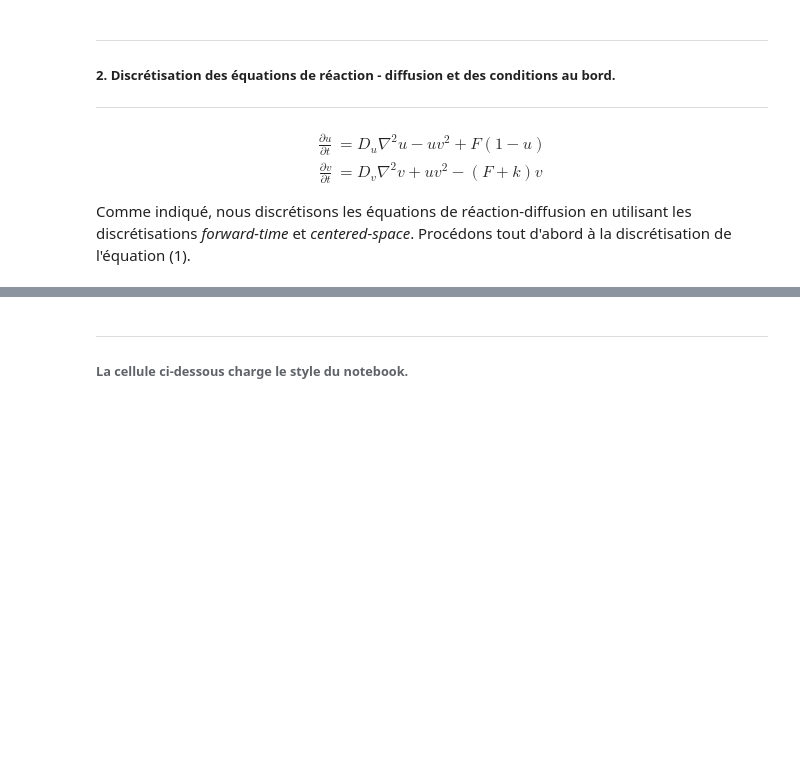
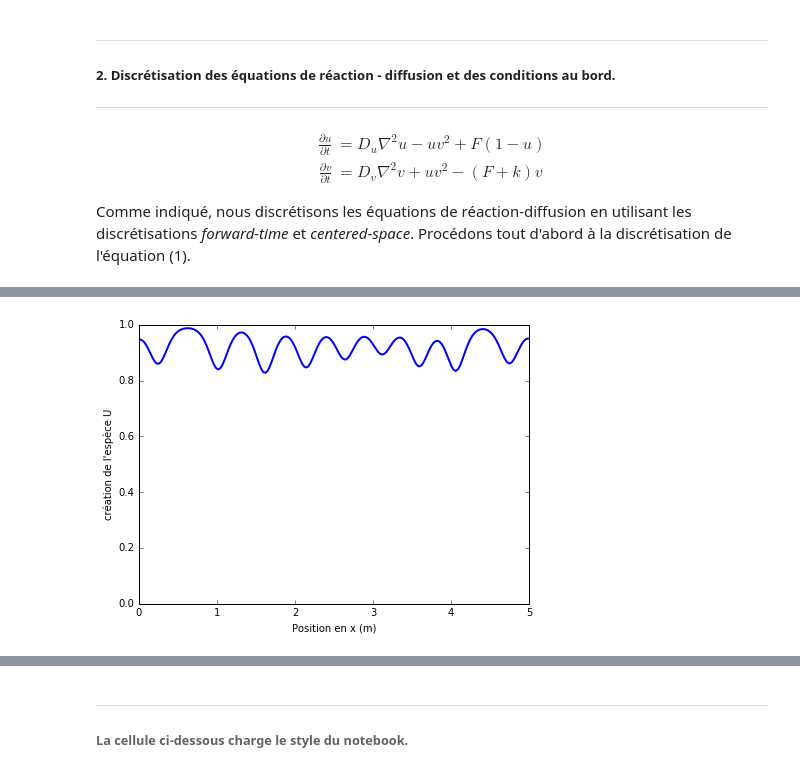
Before and after one commit to ServranckxChristophe/numerical-mooc, a Jupyter notebook: working/Reaction_diffusion_model.ipynb, the cells around one changed output, grey strips where cells are left out. Cells and saved outputs as stored; diff of their text form; code cells hidden in the pictures; blank space fills up the shorter version.

```diff
--- a/working/Reaction_diffusion_model.ipynb
+++ b/working/Reaction_diffusion_model.ipynb
@@ -207,18 +231,16 @@ from matplotlib import pyplot
 import matplotlib.cm as cm
 %matplotlib inline
 # %%
-n = 192
+n  = 192
 Du, Dv, F, k = 0.00016, 0.00008, 0.035, 0.065 # Bacteria 1
 dh = 5/(n-1)
-T = 8000
+T  = 8000
 dt = .9 * dh**2 / (4*max(Du,Dv))
 nt = int(T/dt)
-L = 5
+L  = 5
 
-x = numpy.linspace(0,L,n)
-y = numpy.linspace(0,L,n)
-
-print(nt)
+c1 = Du*dt/(dh**2)
+c2 = Dv*dt/(dh**2)
 # %%
 uvinitial = numpy.load('./data/uvinitial.npz')
 U = uvinitial['U']
@@ -252,0 +316,16 @@ v = s[1]
+# %%
+s_anim = ftcs(U, V, nt, c1, c2, F, k, dt)
+# %%
+fig = pyplot.figure(figsize=(7,5));
+ax = pyplot.axes(xlim=(0,5),ylim=(0,1),xlabel=('Position en x (m)'),ylabel=("création de l'espèce U"));
+line, = ax.plot([],[],'b-', lw=2);
+
+def animate(data):
+    x = numpy.linspace(0,L,n)
+    y = data
+    line.set_data(x,y)
+    return line,
+
+anim = animation.FuncAnimation(fig, animate, frames=s_anim[0], interval=50)
+# %% [output]
+[figure, added]
```
Also changed, not shown: parts of 20 cells of this notebook.
